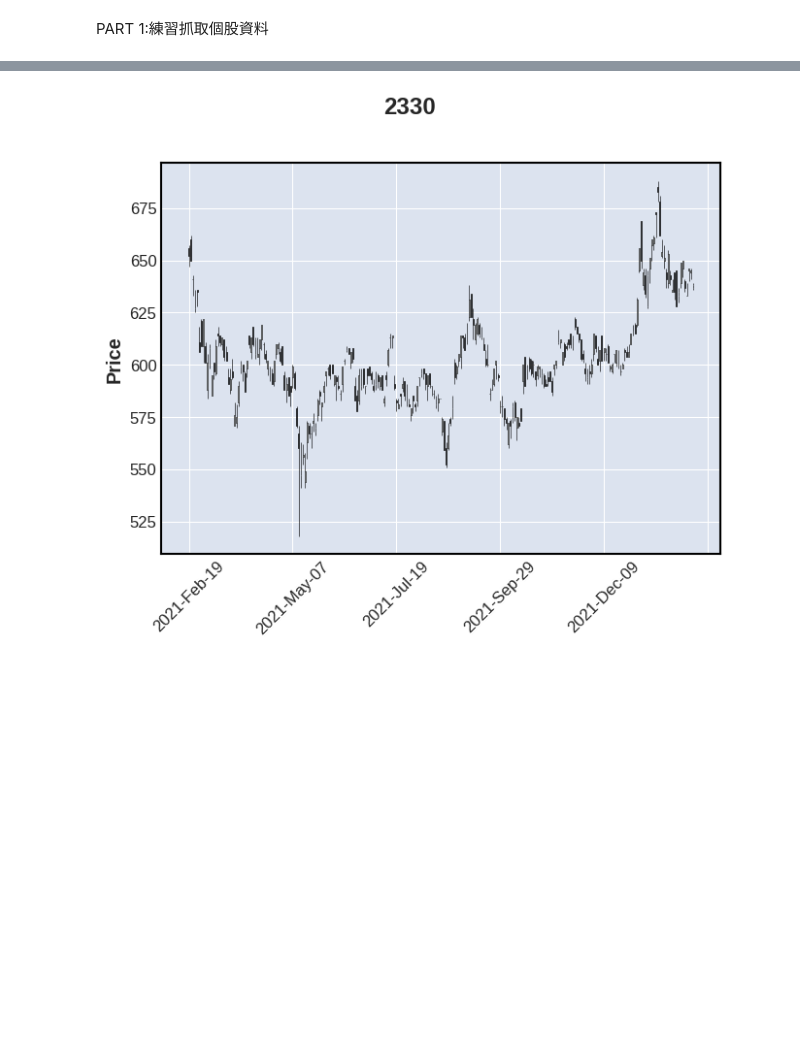
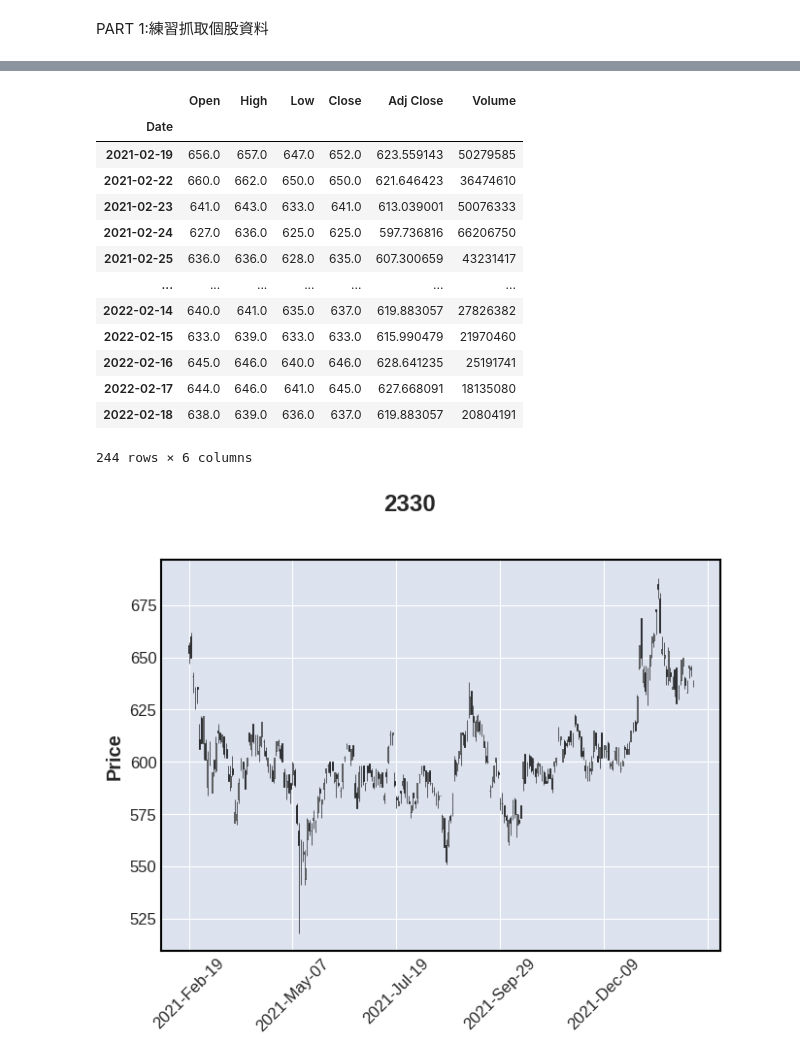
Before and after one commit to chiyanglin-AStar/python_stock_study, a Jupyter notebook: 每日股票_K_Line.ipynb, the cells around one changed output, grey strips where cells are left out. Cells and saved outputs as stored; diff of their text form; code cells hidden in the pictures; blank space fills up the shorter version.

```diff
--- a/每日股票_K_Line.ipynb
+++ b/每日股票_K_Line.ipynb
@@ -49,7 +30,22 @@ response = requests.get(url,headers = headers)
 #response.text
 # %%
 df = pd.read_csv(StringIO(response.text),index_col = "Date",parse_dates = ["Date"])
-#df
+df
+# %% [output]
+|  | Open | High | Low | Close | Adj Close | Volume |
+| Date |  |  |  |  |  |  |
+| 2021-02-19 | 656.0 | 657.0 | 647.0 | 652.0 | 623.559143 | 50279585 |
+| 2021-02-22 | 660.0 | 662.0 | 650.0 | 650.0 | 621.646423 | 36474610 |
+| 2021-02-23 | 641.0 | 643.0 | 633.0 | 641.0 | 613.039001 | 50076333 |
+| 2021-02-24 | 627.0 | 636.0 | 625.0 | 625.0 | 597.736816 | 66206750 |
+| 2021-02-25 | 636.0 | 636.0 | 628.0 | 635.0 | 607.300659 | 43231417 |
+| ... | ... | ... | ... | ... | ... | ... |
+| 2022-02-14 | 640.0 | 641.0 | 635.0 | 637.0 | 619.883057 | 27826382 |
+| 2022-02-15 | 633.0 | 639.0 | 633.0 | 633.0 | 615.990479 | 21970460 |
+| 2022-02-16 | 645.0 | 646.0 | 640.0 | 646.0 | 628.641235 | 25191741 |
+| 2022-02-17 | 644.0 | 646.0 | 641.0 | 645.0 | 627.668091 | 18135080 |
+| 2022-02-18 | 638.0 | 639.0 | 636.0 | 637.0 | 619.883057 | 20804191 |
+244 rows × 6 columns
 # %%
 mpf.plot(df, type='candle', title='2330')
 # %% [output]
```
Also changed, not shown: parts of 4 cells of this notebook.
